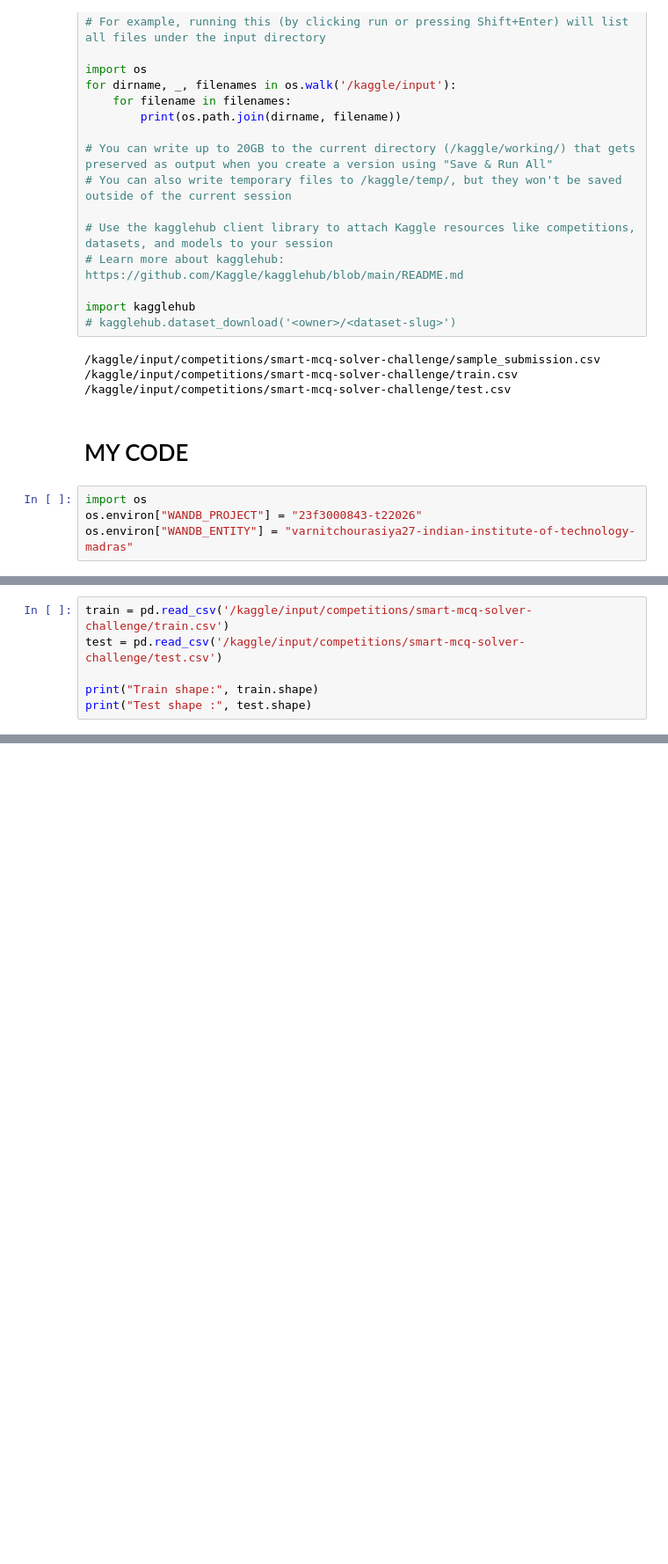
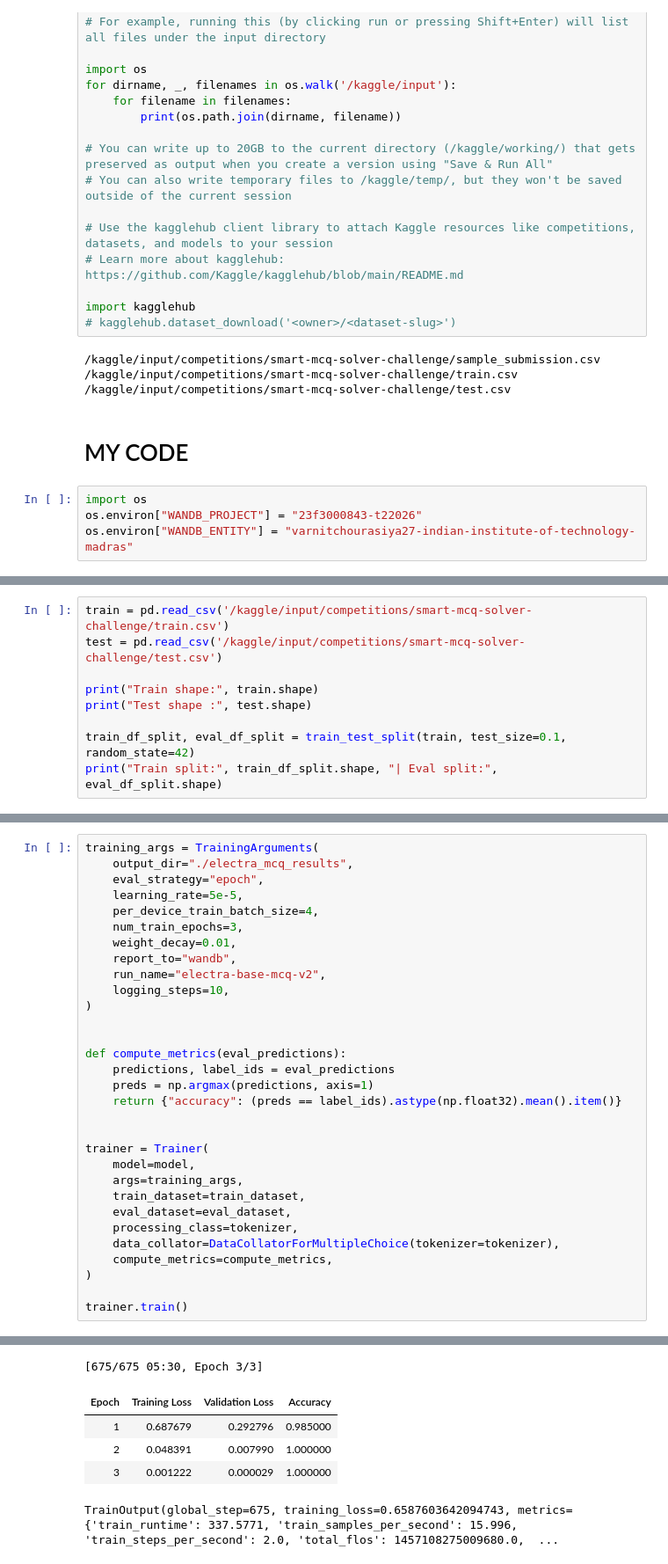
Before and after one commit to varnit27/dlgenai-t22026, a Jupyter notebook: notebooks/06_electra_base.ipynb, the cells around one changed output, grey strips where cells are left out. Shown at 88% size. Cells and saved outputs as stored; diff of their text form; blank space fills up the shorter version.

```diff
--- a/notebooks/06_electra_base.ipynb
+++ b/notebooks/06_electra_base.ipynb
@@ -63,6 +77,9 @@ test = pd.read_csv('/kaggle/input/competitions/smart-mcq-solver-challenge/test.c
 
 print("Train shape:", train.shape)
 print("Test shape :", test.shape)
+
+train_df_split, eval_df_split = train_test_split(train, test_size=0.1, random_state=42)
+print("Train split:", train_df_split.shape, "| Eval split:", eval_df_split.shape)
 # %% [output]
 Train shape: (2000, 8)
 Test shape : (500, 7)
@@ -68,0 +170,32 @@ Test shape : (500, 7)
+# %%
+training_args = TrainingArguments(
+    output_dir="./electra_mcq_results",
+    eval_strategy="epoch",
+    learning_rate=5e-5,
+    per_device_train_batch_size=4,
+    num_train_epochs=3,
+    weight_decay=0.01,
+    report_to="wandb",
+    run_name="electra-base-mcq-v2",
+    logging_steps=10,
+)
+
+
+def compute_metrics(eval_predictions):
+    predictions, label_ids = eval_predictions
+    preds = np.argmax(predictions, axis=1)
+    return {"accuracy": (preds == label_ids).astype(np.float32).mean().item()}
+
+
+trainer = Trainer(
+    model=model,
+    args=training_args,
+    train_dataset=train_dataset,
+    eval_dataset=eval_dataset,
+    processing_class=tokenizer,
+    data_collator=DataCollatorForMultipleChoice(tokenizer=tokenizer),
+    compute_metrics=compute_metrics,
+)
+
+trainer.train()
+# %% [output]
@@ -69,3 +208,9 @@ Test shape : (500, 7)
+[675/675 05:30, Epoch 3/3]
+| Epoch | Training Loss | Validation Loss | Accuracy |
+| 1 | 0.687679 | 0.292796 | 0.985000 |
+| 2 | 0.048391 | 0.007990 | 1.000000 |
+| 3 | 0.001222 | 0.000029 | 1.000000 |
+TrainOutput(global_step=675, training_loss=0.6587603642094743, metrics={'train_runtime': 337.5771, 'train_samples_per_second': 15.996, 'train_steps_per_second': 2.0, 'total_flos': 1457108275009680.0,  ...
 # %%
 def map_at_3(df, predict_fn):
     scores = []
```
Also changed, not shown: parts of 16 cells of this notebook.
